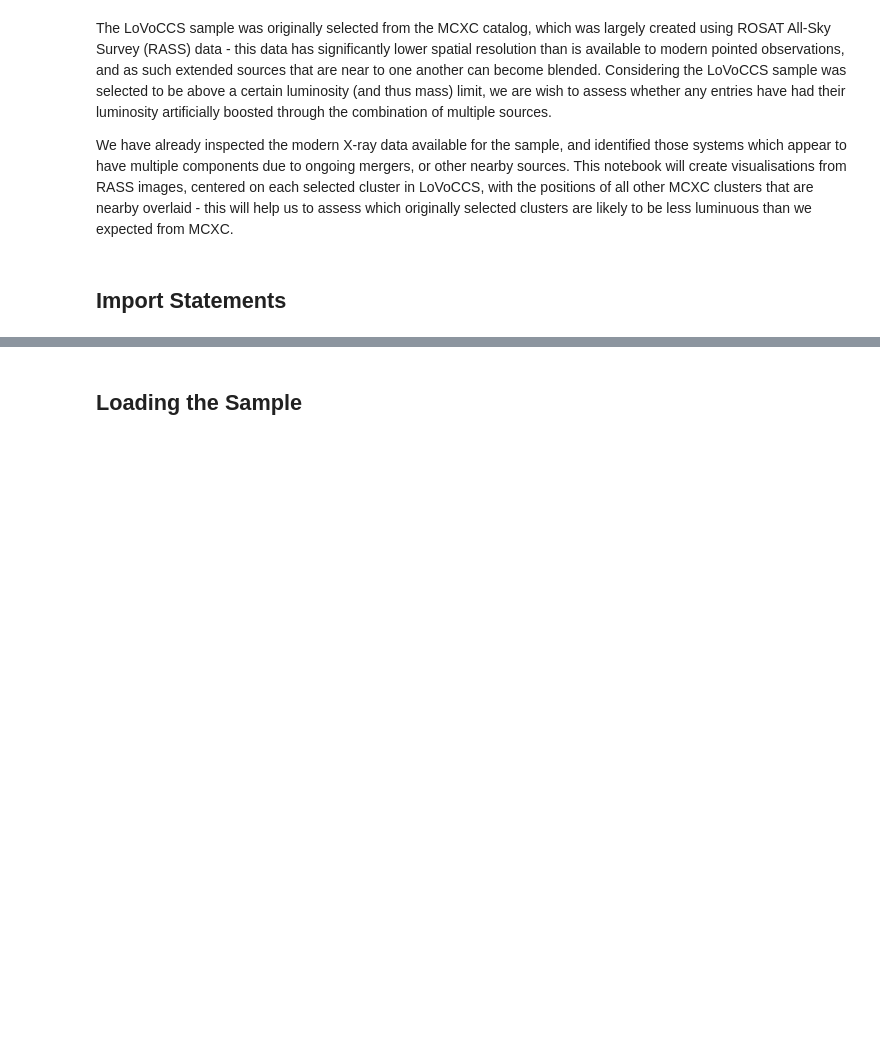
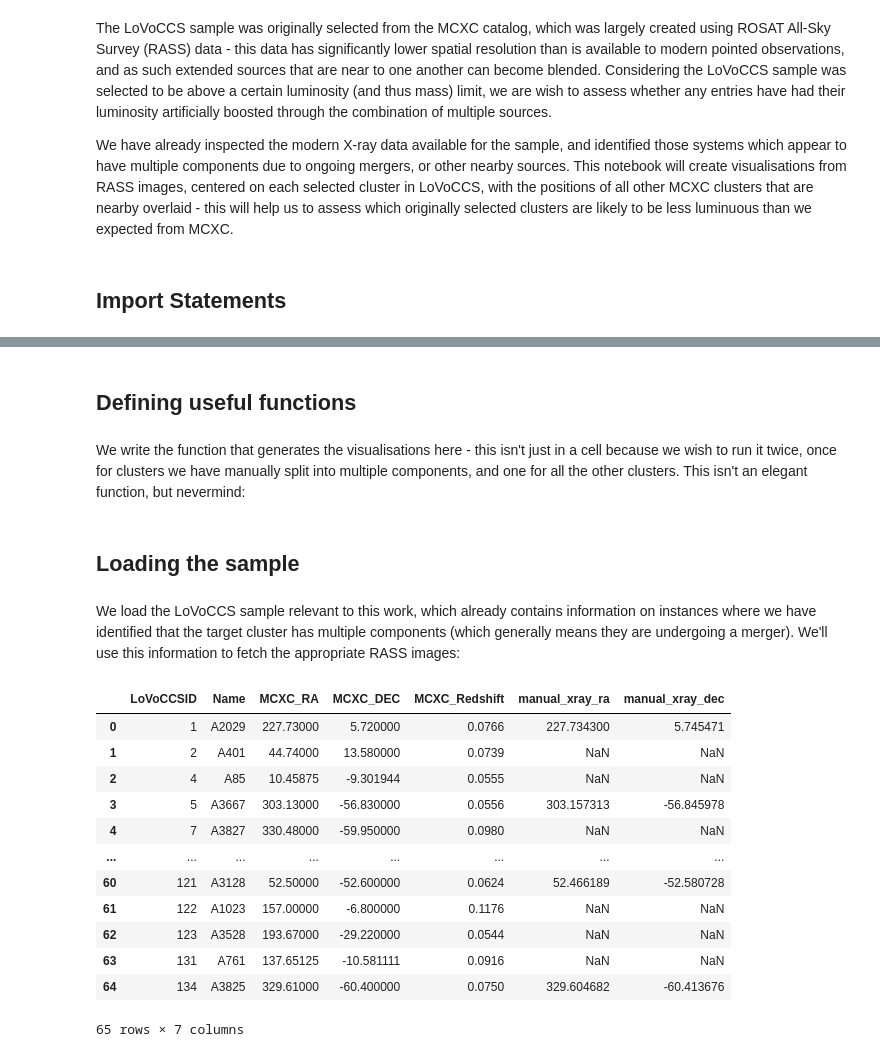
Before and after one commit to LoVoCCS/X-LoVoCCS-Analyses, a Jupyter notebook: notebooks/visualisations/check_for_blended_mcxc_entries.ipynb, the cells around one changed output, grey strips where cells are left out. Drawn from its saved outputs; the diff is of its cells as text; code cells hidden in the pictures; blank space fills up the shorter version.

```diff
--- a/notebooks/visualisations/check_for_blended_mcxc_entries.ipynb
+++ b/notebooks/visualisations/check_for_blended_mcxc_entries.ipynb
@@ -38,0 +51,4 @@ timeout = Quantity(6, 'hr')
+# %% [markdown]
+## Defining useful functions
+# %% [markdown]
+We write the function that generates the visualisations here - this isn't just in a cell because we wish to run it twice, once for clusters we have manually split into multiple components, and one for all the other clusters. This isn't an elegant function, but nevermind:
@@ -39,2 +147,21 @@ timeout = Quantity(6, 'hr')
 # %% [markdown]
-## Loading the Sample
+## Loading the sample
+# %% [markdown]
+We load the LoVoCCS sample relevant to this work, which already contains information on instances where we have identified that the target cluster has multiple components (which generally means they are undergoing a merger). We'll use this information to fetch the appropriate RASS images:
+# %%
+samp = pd.read_csv("../../sample_files/X-LoVoCCSI.csv")
+samp
+# %% [output]
+|  | LoVoCCSID | Name | MCXC_RA | MCXC_DEC | MCXC_Redshift | manual_xray_ra | manual_xray_dec |
+| 0 | 1 | A2029 | 227.73000 | 5.720000 | 0.0766 | 227.734300 | 5.745471 |
+| 1 | 2 | A401 | 44.74000 | 13.580000 | 0.0739 | NaN | NaN |
+| 2 | 4 | A85 | 10.45875 | -9.301944 | 0.0555 | NaN | NaN |
+| 3 | 5 | A3667 | 303.13000 | -56.830000 | 0.0556 | 303.157313 | -56.845978 |
+| 4 | 7 | A3827 | 330.48000 | -59.950000 | 0.0980 | NaN | NaN |
+| ... | ... | ... | ... | ... | ... | ... | ... |
+| 60 | 121 | A3128 | 52.50000 | -52.600000 | 0.0624 | 52.466189 | -52.580728 |
+| 61 | 122 | A1023 | 157.00000 | -6.800000 | 0.1176 | NaN | NaN |
+| 62 | 123 | A3528 | 193.67000 | -29.220000 | 0.0544 | NaN | NaN |
+| 63 | 131 | A761 | 137.65125 | -10.581111 | 0.0916 | NaN | NaN |
+| 64 | 134 | A3825 | 329.61000 | -60.400000 | 0.0750 | 329.604682 | -60.413676 |
+65 rows × 7 columns
```
Also changed, not shown: parts of 19 cells of this notebook.
